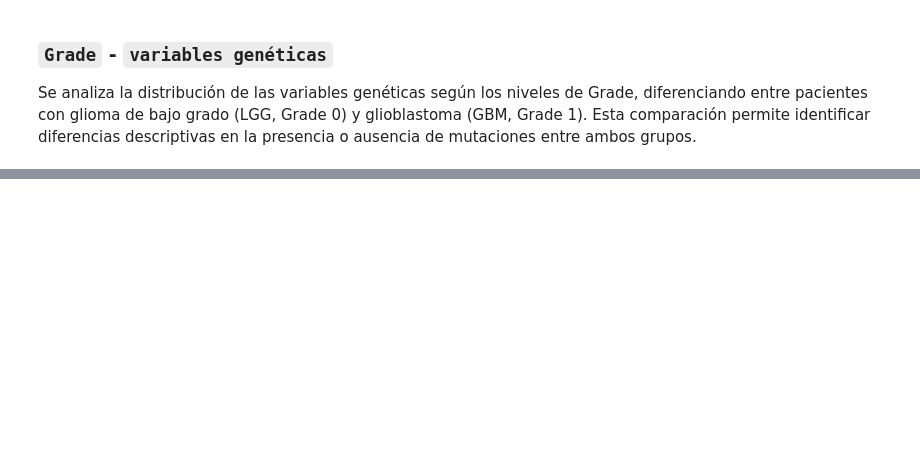
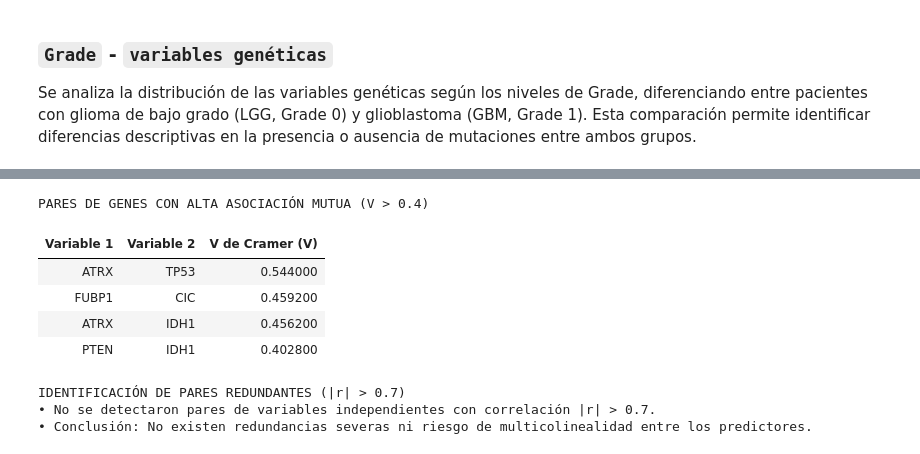
Before and after one commit to Alej0126/Jbook_dataviz, a Jupyter notebook: docs/_build/jupyter_execute/notebooks.ipynb, the cells around one changed output, grey strips where cells are left out. Saved outputs shown, nothing was run; the diff lists cells and outputs as text; code cells hidden in the pictures; blank space fills up the shorter version.

```diff
--- a/docs/_build/jupyter_execute/notebooks.ipynb
+++ b/docs/_build/jupyter_execute/notebooks.ipynb
@@ -941,0 +972,14 @@ Debido a que existen frecuencias esperadas muy pequeñas, no se recomienda utili
+# %%
+race_agrupada = train_data["Race"].map({
+    0: "White",
+    1: "Other racial groups",
+    2: "Other racial groups",
+    3: "Other racial groups"
+})
+
+tabla_race = pd.crosstab(
+    train_data["Grade"],
+    race_agrupada
+)
+
+tabla_race
@@ -1620,0 +1827,41 @@ with your book. For more information about this, see [the Jupyter Book documenta
+# %%
+print("\nPARES DE GENES CON ALTA ASOCIACIÓN MUTUA (V > 0.4)")
+if df_pares_asociados.empty:
+  print("No se detectaron pares de genes con alta redundancia mutua (V > 0.4).")
+else:
+  display(df_pares_asociados.style.hide(axis="index"))
+# %% [output]
+PARES DE GENES CON ALTA ASOCIACIÓN MUTUA (V > 0.4)
+| Variable 1 | Variable 2 | V de Cramer (V) |
+| ATRX | TP53 | 0.544000 |
+| FUBP1 | CIC | 0.459200 |
+| ATRX | IDH1 | 0.456200 |
+| PTEN | IDH1 | 0.402800 |
+# %%
+print("IDENTIFICACIÓN DE PARES REDUNDANTES (|r| > 0.7)")
+pares_altos = []
+columnas = spearman_corr.columns
+
+for i in range(len(columnas)):
+    for j in range(i):
+        r_val = spearman_corr.iloc[i, j]
+        if abs(r_val) > 0.7:
+            pares_altos.append((columnas[i], columnas[j], round(r_val, 4)))
+
+df_redundancias = pd.DataFrame(pares_altos, columns=['Variable 1', 'Variable 2', 'Coeficiente (r)'])
+
+df_predictores_red = df_redundancias[
+    (df_redundancias['Variable 1'] != 'Grade') &
+    (df_redundancias['Variable 2'] != 'Grade')
+]
+
+if df_predictores_red.empty:
+    print("• No se detectaron pares de variables independientes con correlación |r| > 0.7.")
+    print("• Conclusión: No existen redundancias severas ni riesgo de multicolinealidad entre los predictores.")
+else:
+    print("• Advertencia: Se encontraron los siguientes pares con alta redundancia que justifican exclusión:")
+    print(df_predictores_red.to_string(index=False))
+# %% [output]
+IDENTIFICACIÓN DE PARES REDUNDANTES (|r| > 0.7)
+• No se detectaron pares de variables independientes con correlación |r| > 0.7.
+• Conclusión: No existen redundancias severas ni riesgo de multicolinealidad entre los predictores.
```
Also changed, not shown: parts of 19 cells of this notebook, 9 other files.
